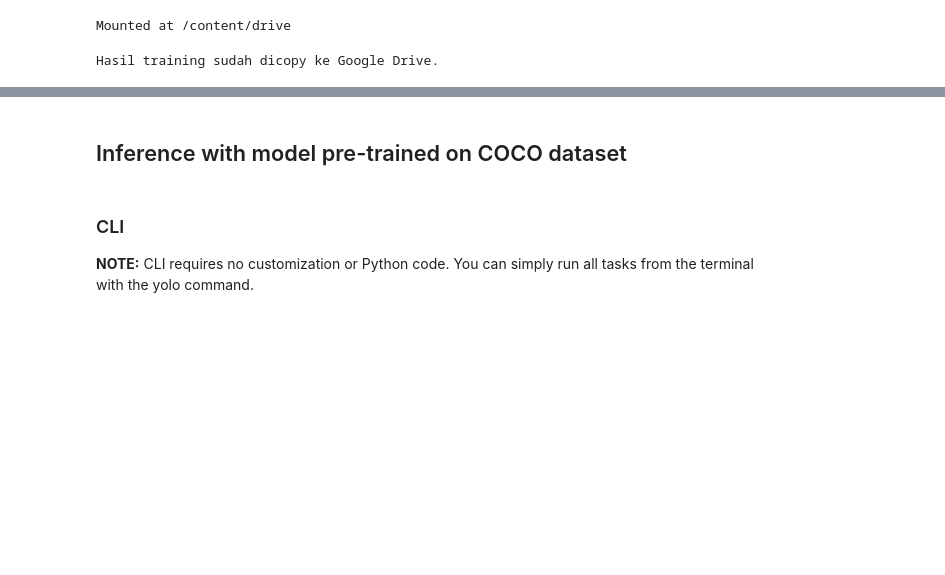
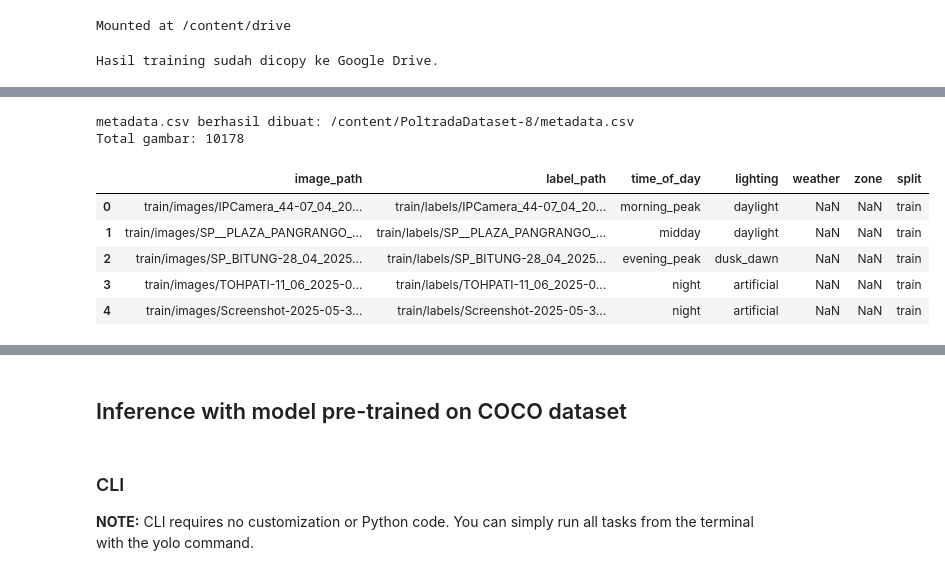
Before and after one commit to ekasuartawan82/indotraffic-dataset, a Jupyter notebook: notebooks/train-yolo11-object-detection-on-custom-dataset.ipynb, the cells around one changed output, grey strips where cells are left out. Cells and saved outputs as stored; diff of their text form; code cells hidden in the pictures; blank space fills up the shorter version.

```diff
--- a/notebooks/train-yolo11-object-detection-on-custom-dataset.ipynb
+++ b/notebooks/train-yolo11-object-detection-on-custom-dataset.ipynb
@@ -144,0 +147,14 @@ Hasil training sudah dicopy ke Google Drive.
+# %%
+from pathlib import Path
+
+# Lokasi dataset yang BENAR
+DATASET_ROOT = Path("/content/PoltradaDataset-8")
+
+# Lokasi data.yaml
+BASE_YAML_PATH = DATASET_ROOT / "data.yaml"
+
+# Lokasi model (ubah sesuai Bapak)
+MODEL_PATH = Path("/content/poltrada_y11_runs/y11n-poltradadataset-v8/weights/best.pt")  # <-- EDIT
+
+print("DATASET_ROOT =", DATASET_ROOT)
+print("BASE_YAML    =", BASE_YAML_PATH)
@@ -144,0 +164,34 @@ Hasil training sudah dicopy ke Google Drive.
+# %%
+import os
+import csv
+
+splits = ["train", "valid", "test"]
+rows = []
+
+for split in splits:
+    img_dir = DATASET_ROOT / split / "images"
+    lbl_dir = DATASET_ROOT / split / "labels"
+
+    if not img_dir.exists():
+        print(f"Folder tidak ditemukan: {img_dir} (skip)")
+        continue
+
+    for img_file in os.listdir(img_dir):
+        if img_file.lower().endswith((".jpg", ".jpeg", ".png")):
+            image_path = f"{split}/images/{img_file}"
+            label_path = f"{split}/labels/{Path(img_file).stem}.txt"
+
+            rows.append([image_path, label_path, "", "", "", "", split])
+
+metadata_path = DATASET_ROOT / "metadata.csv"
+
+with open(metadata_path, "w", newline="") as f:
+    writer = csv.writer(f)
+    writer.writerow(["image_path","label_path","time_of_day","lighting","weather","zone","split"])
+    writer.writerows(rows)
+
+print("metadata.csv berhasil dibuat:", metadata_path)
+print("Total gambar:", len(rows))
+# %% [output]
+metadata.csv berhasil dibuat: /content/PoltradaDataset-8/metadata.csv
+Total gambar: 10178
@@ -144,0 +265,32 @@ Hasil training sudah dicopy ke Google Drive.
+# %%
+import pandas as pd
+
+df = pd.read_csv(metadata_path)
+
+def map_time_of_day(hour):
+    if hour is None: return ""
+    if 6 <= hour <= 9:  return "morning_peak"
+    if 10 <= hour <= 14: return "midday"
+    if 15 <= hour <= 18: return "evening_peak"
+    return "night"
+
+def map_lighting(hour):
+    if hour is None: return ""
+    if 7 <= hour <= 16:           return "daylight"
+    if hour in [5,6,17,18]:       return "dusk_dawn"
+    return "artificial"
+
+df["hour"] = df["image_path"].apply(lambda x: extract_hour_any(Path(x).name))
+df["time_of_day"] = df["hour"].apply(map_time_of_day)
+df["lighting"] = df["hour"].apply(map_lighting)
+df.drop(columns=["hour"], inplace=True)
+
+df.to_csv(metadata_path, index=False)
+df.head()
+# %% [output]
+|  | image_path | label_path | time_of_day | lighting | weather | zone | split |
+| 0 | train/images/IPCamera_44-07_04_20... | train/labels/IPCamera_44-07_04_20... | morning_peak | daylight | NaN | NaN | train |
+| 1 | train/images/SP__PLAZA_PANGRANGO_... | train/labels/SP__PLAZA_PANGRANGO_... | midday | daylight | NaN | NaN | train |
+| 2 | train/images/SP_BITUNG-28_04_2025... | train/labels/SP_BITUNG-28_04_2025... | evening_peak | dusk_dawn | NaN | NaN | train |
+| 3 | train/images/TOHPATI-11_06_2025-0... | train/labels/TOHPATI-11_06_2025-0... | night | artificial | NaN | NaN | train |
+| 4 | train/images/Screenshot-2025-05-3... | train/labels/Screenshot-2025-05-3... | night | artificial | NaN | NaN | train |
```
Also changed, not shown: parts of 8 cells of this notebook.
